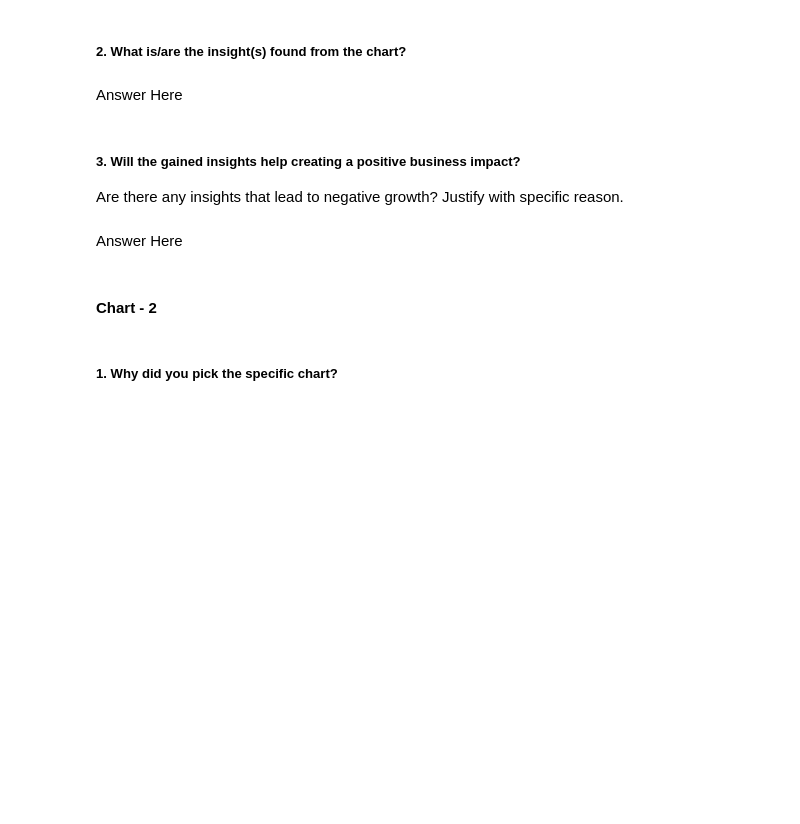
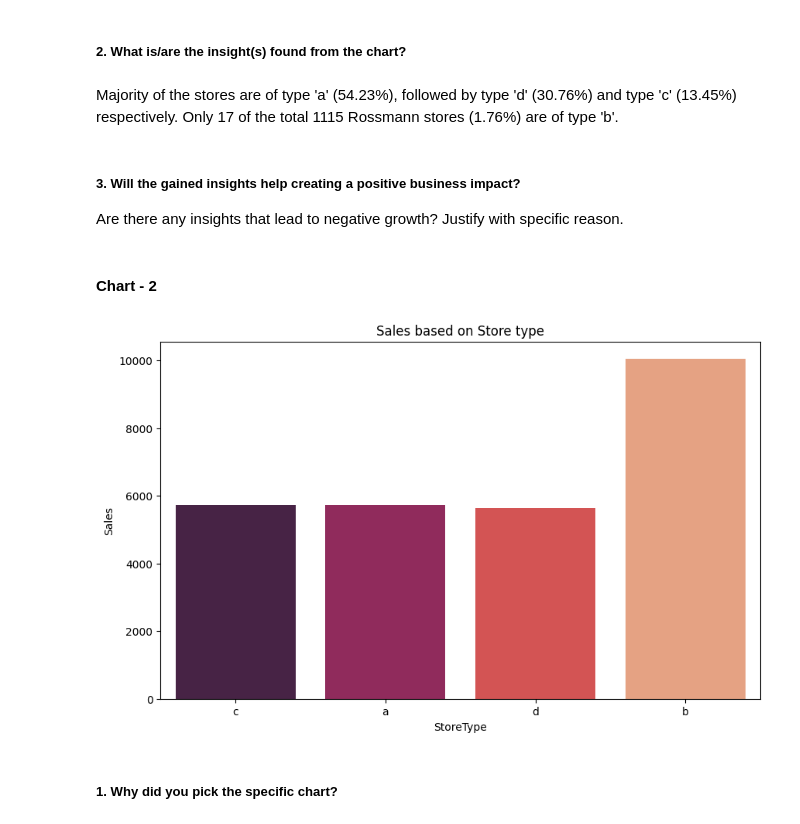
Before and after one commit to priyaregit/Regresssion-ML_Retail-Sales-Prediction, a Jupyter notebook: Retail_Sales_Prediction_Regression.ipynb, the cells around one changed output. Drawn from its saved outputs; the diff is of its cells as text; code cells hidden in the pictures; blank space fills up the shorter version.

```diff
--- a/Retail_Sales_Prediction_Regression.ipynb
+++ b/Retail_Sales_Prediction_Regression.ipynb
@@ -436,12 +462,10 @@ The rest of the data manipulation would be done as part of data pre-processing a
 Answer Here.
 # %% [markdown]
 ##### 2. What is/are the insight(s) found from the chart?
-# %% [markdown]
-Answer Here
+# %% [markdown]
+Majority of the stores are of type 'a' (54.23%), followed by type 'd' (30.76%) and type 'c' (13.45%) respectively. Only 17 of the total 1115 Rossmann stores (1.76%) are of type 'b'.
 # %% [markdown]
 ##### 3. Will the gained insights help creating a positive business impact?
 Are there any insights that lead to negative growth? Justify with specific reason.
-# %% [markdown]
-Answer Here
 # %% [markdown]
 #### Chart - 2
@@ -450,3 +472,12 @@ Answer Here
+# %%
+# Chart - 2 visualization code
+
+# Barplot to check Sales according to Store type
+sns.barplot(x ='StoreType', y ='Sales', data = df, palette= 'rocket', ci = None)
+plt.title('Sales based on Store type')
+plt.rcParams['figure.figsize'] = (10, 6)
+# %% [output]
+[figure, added]
 # %% [markdown]
 ##### 1. Why did you pick the specific chart?
 # %% [markdown]
```
Also changed, not shown: parts of 40 cells of this notebook.
